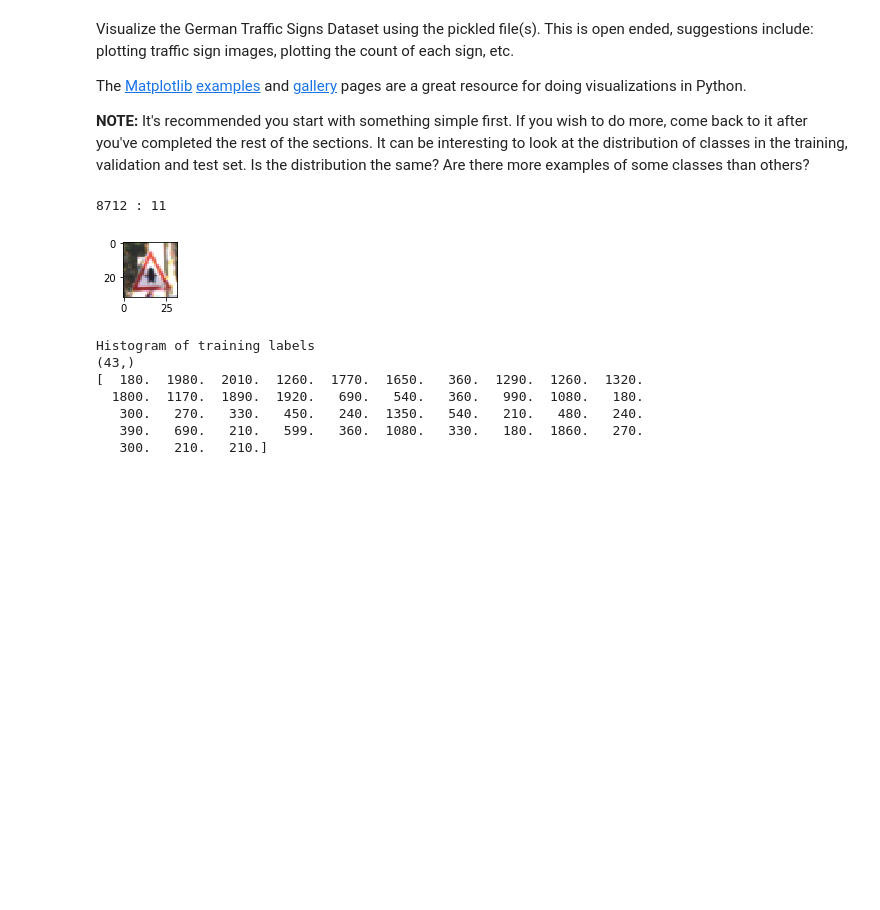
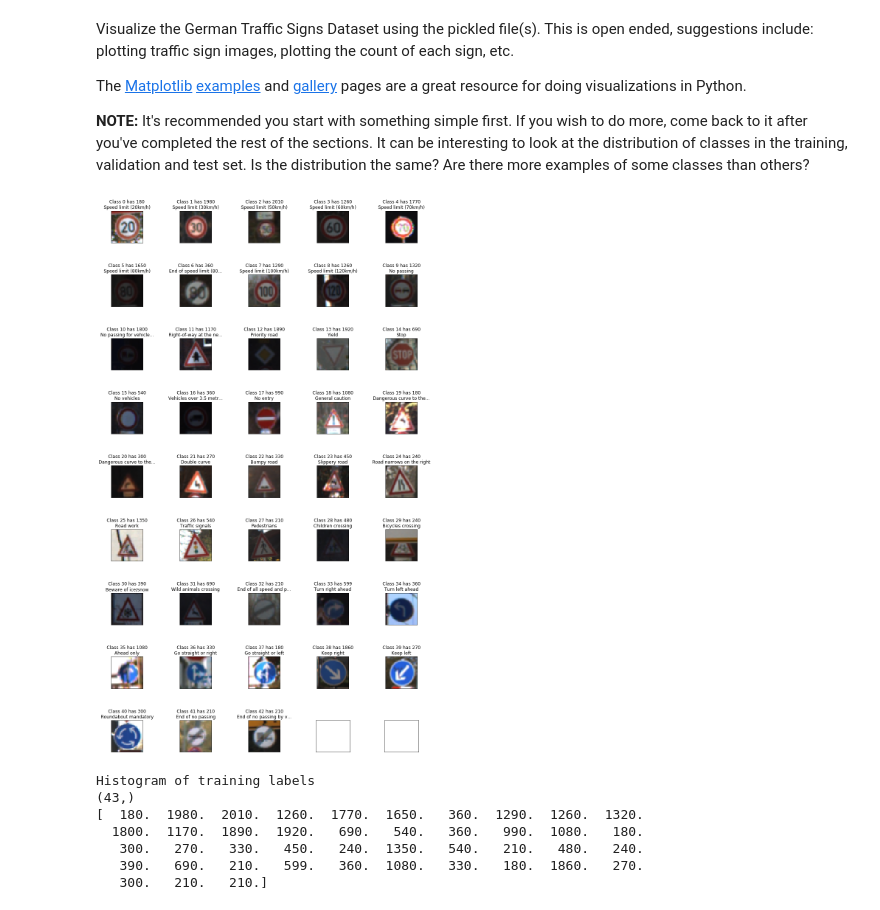
Before and after one commit to shonkatzenberger/sdc_proj_2, a Jupyter notebook: Traffic_Sign_Classifier.ipynb, the cells around one changed output. Drawn from its saved outputs; the diff is of its cells as text; code cells hidden in the pictures; blank space fills up the shorter version.

Commit message:
Traffic Sign Classifier

```diff
--- a/Traffic_Sign_Classifier.ipynb
+++ b/Traffic_Sign_Classifier.ipynb
@@ -86,22 +87,62 @@ Visualize the German Traffic Signs Dataset using the pickled file(s). This is op
 The [Matplotlib](http://matplotlib.org/) [examples](http://matplotlib.org/examples/index.html) and [gallery](http://matplotlib.org/gallery.html) pages are a great resource for doing visualizations in Python.
 
 **NOTE:** It's recommended you start with something simple first. If you wish to do more, come back to it after you've completed the rest of the sections. It can be interesting to look at the distribution of classes in the training, validation and test set. Is the distribution the same? Are there more examples of some classes than others?
-# %%
-### Data exploration visualization code goes here.
-### Feel free to use as many code cells as needed.
-import matplotlib.pyplot as plt
-# Visualizations will be shown in the notebook.
-%matplotlib inline
-
-import random
-
-index = random.randint(0, len(X_train))
-image = X_train[index].squeeze()
-
-plt.figure(figsize=(1,1))
-plt.imshow(image)
-print(index, ":", y_train[index])
-# %% [output]
-8712 : 11
-[figure, removed]
+# %%
+### Data exploration visualization code goes here.
+### Feel free to use as many code cells as needed.
+import matplotlib.pyplot as plt
+# Visualizations will be shown in the notebook.
+%matplotlib inline
+
+import random
+
+# This loads the sign names and stores them in a tuple.
+def _loadSignNames():
+    # Load signnames.csv.
+    rawNames = np.genfromtxt(
+        fname='signnames.csv', delimiter=',',
+        usecols=(0, 1), dtype=[('index', np.int32), ('name', np.object)],
+        skip_header=1, skip_footer=0)
+
+    # Convert to a dictionary mapping index tostr/unicode (assuming python 3.x).
+    names = {rec[0]: rec[1].decode('utf-8') for rec in rawNames}
+
+    # Convert to a tuple, since the keys are contiguous integers starting at zero.
+    assert all(i in names for i in range(len(names)))
+    names = tuple(names[i] for i in range(len(names)))
+
+    return names
+
+signNames = _loadSignNames()
+
+def _showRandomCompleteSet():
+    """ Display a random representative of each class. """
+    numPerRow = 5
+    numRows = (n_classes + numPerRow - 1) // numPerRow
+    fig, axes = plt.subplots(
+        numRows, numPerRow, figsize=(15, 3 * numRows),
+        subplot_kw={'xticks': [], 'yticks': []})
+    fig.subplots_adjust(hspace=1.0, wspace=1.0)
+
+    rowIndices = np.arange(len(X_train))
+    for c, ax in enumerate(axes.flat):
+        if c >= n_classes:
+            break
+        indices = rowIndices[y_train == c]
+        index = np.random.choice(indices)
+        image = X_train[index].squeeze()
+        label = y_train[index]
+        assert label == c
+        ax.imshow(image)
+        txt = signNames[label]
+        lenMax = 25
+        if len(txt) > lenMax:
+            txt = txt[:lenMax - 3] + '...'
+        ax.set_title("Class {} has {}\n{}".format(label, len(indices), txt))
+
+    plt.show()
+
+_showRandomCompleteSet()
+# %% [output]
+[figure, added]
 # %%
```
Also changed, not shown: parts of 26 cells of this notebook, 10 other files.
